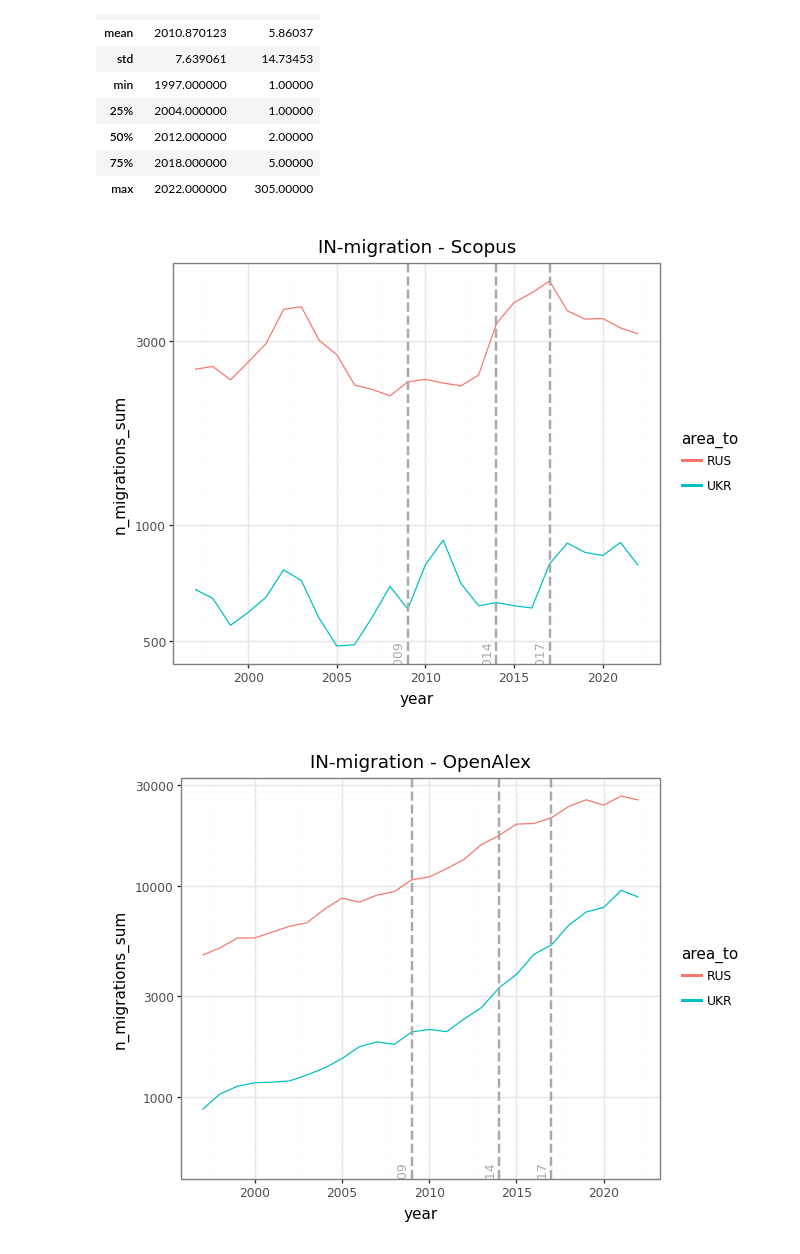
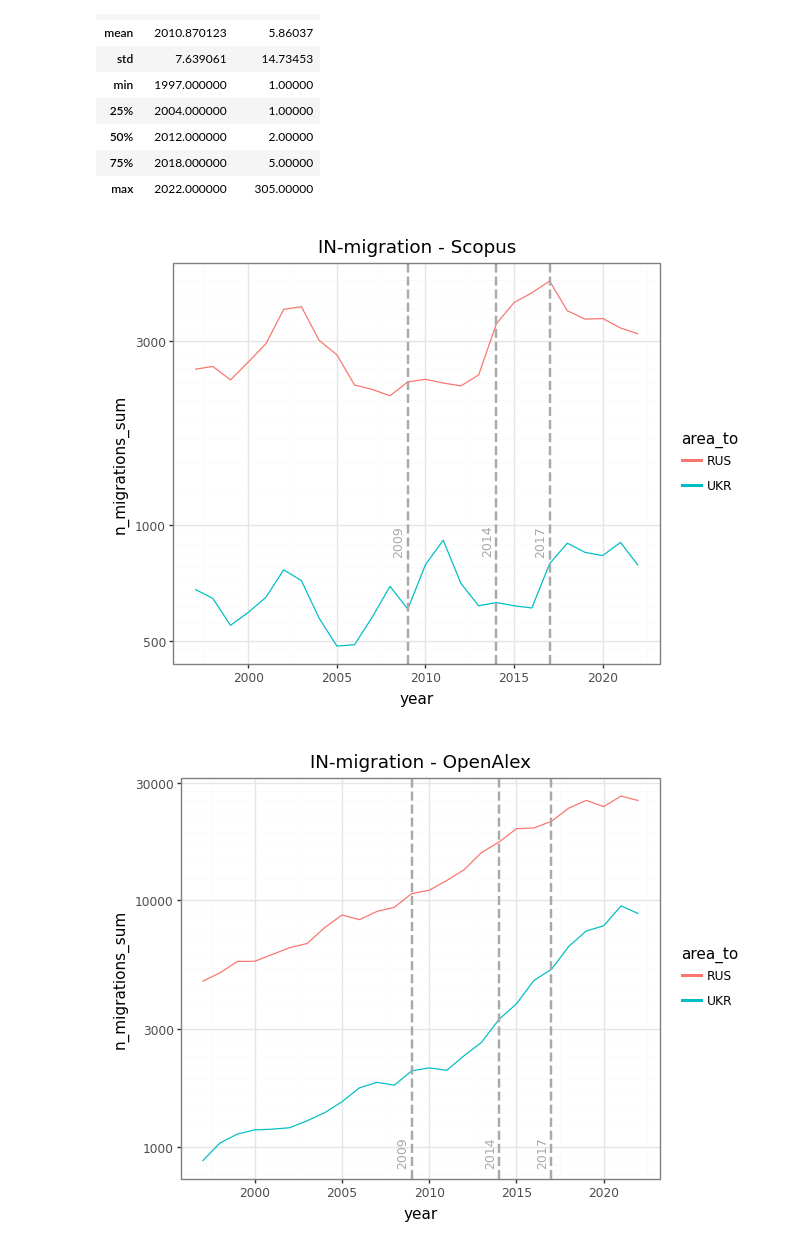
Before and after one commit to akbaritabar/Course_introduction_to_demographic_methods, a Jupyter notebook: Hands_on/04_migration/bibliometric_example/2026_data_Mode_based_method_and_Scholarly_Migration_Database_data.ipynb, the cells around one changed output. Cells and saved outputs as stored; diff of their text form; code cells hidden in the pictures.

Commit message:
Synced: minor edit in a figure in handson notebook for migration

```diff
--- a/Hands_on/04_migration/bibliometric_example/2026_data_Mode_based_method_and_Scholarly_Migration_Database_data.ipynb
+++ b/Hands_on/04_migration/bibliometric_example/2026_data_Mode_based_method_and_Scholarly_Migration_Database_data.ipynb
@@ -463,7 +463,7 @@ ukrrus_in.describe()
     + gg.annotate(
         "text",
         x=2016.5,
-        y=500,
+        y=1000,
         label="2017",
         size=9,
         color="darkgray",
@@ -476,7 +476,7 @@ ukrrus_in.describe()
     + gg.annotate(
         "text",
         x=2013.5,
-        y=500,
+        y=1000,
         label="2014",
         size=9,
         color="darkgray",
@@ -489,7 +489,7 @@ ukrrus_in.describe()
     + gg.annotate(
         "text",
         x=2008.5,
-        y=500,
+        y=1000,
         label="2009",
         size=9,
         color="darkgray",
@@ -501,7 +501,7 @@ ukrrus_in.describe()
     + gg.scale_y_log10()
 )
 # %% [output]
-[figure, old version]
+[figure, new version]
 # %%
 # OpenAlex
 (
@@ -521,7 +521,7 @@ ukrrus_in.describe()
     + gg.annotate(
         "text",
         x=2016.5,
-        y=500,
+        y=1100,
         label="2017",
         size=9,
         color="darkgray",
@@ -530,33 +530,33 @@ ukrrus_in.describe()
     )
     + gg.geom_vline(
         gg.aes(xintercept=2014), color="darkgray", linetype="dashed", size=1
     )
     + gg.annotate(
         "text",
         x=2013.5,
-        y=500,
+        y=1100,
         label="2014",
         size=9,
         color="darkgray",
         va="top",
         angle=90,
     )
     + gg.geom_vline(
         gg.aes(xintercept=2009), color="darkgray", linetype="dashed", size=1
     )
     + gg.annotate(
         "text",
         x=2008.5,
-        y=500,
+        y=1100,
         label="2009",
         size=9,
         color="darkgray",
         va="top",
         angle=90,
     )
     + gg.labs(title="IN-migration - OpenAlex")
     + gg.theme_bw()
     + gg.scale_y_log10()
 )
 # %% [output]
-[figure, old version]
+[figure, new version]
```
